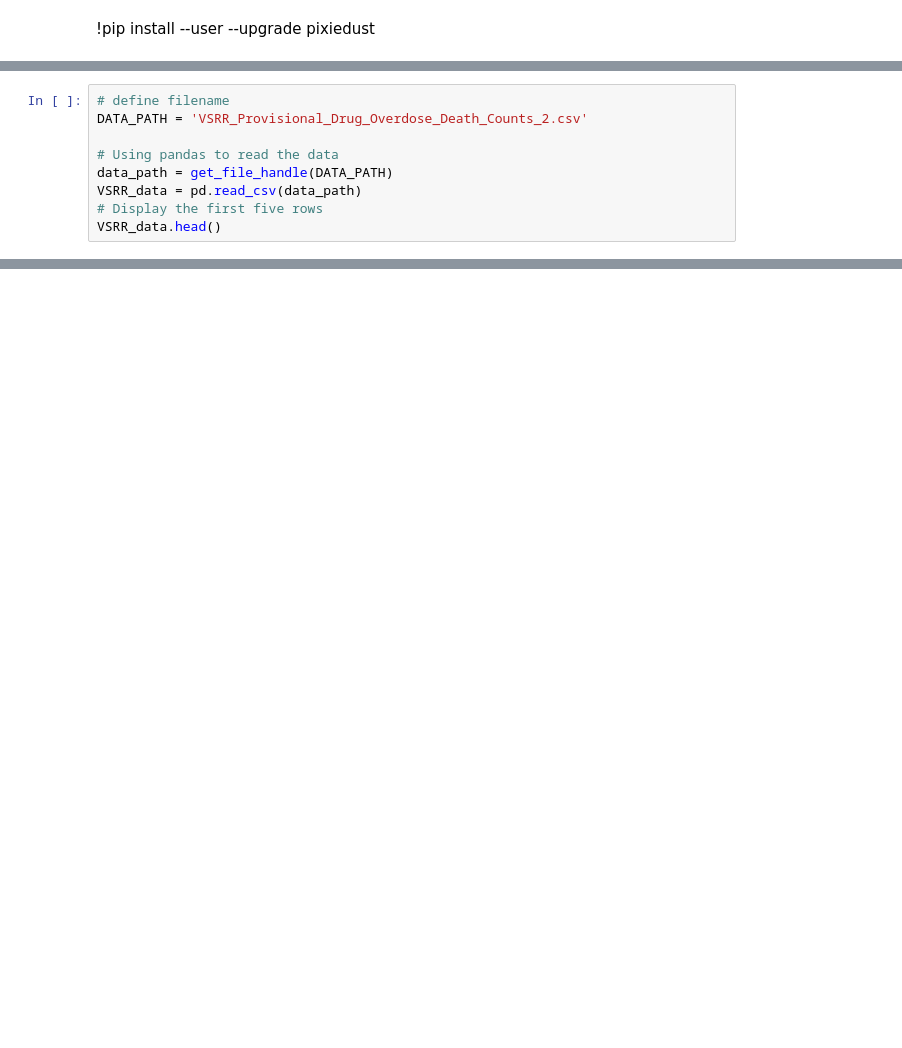
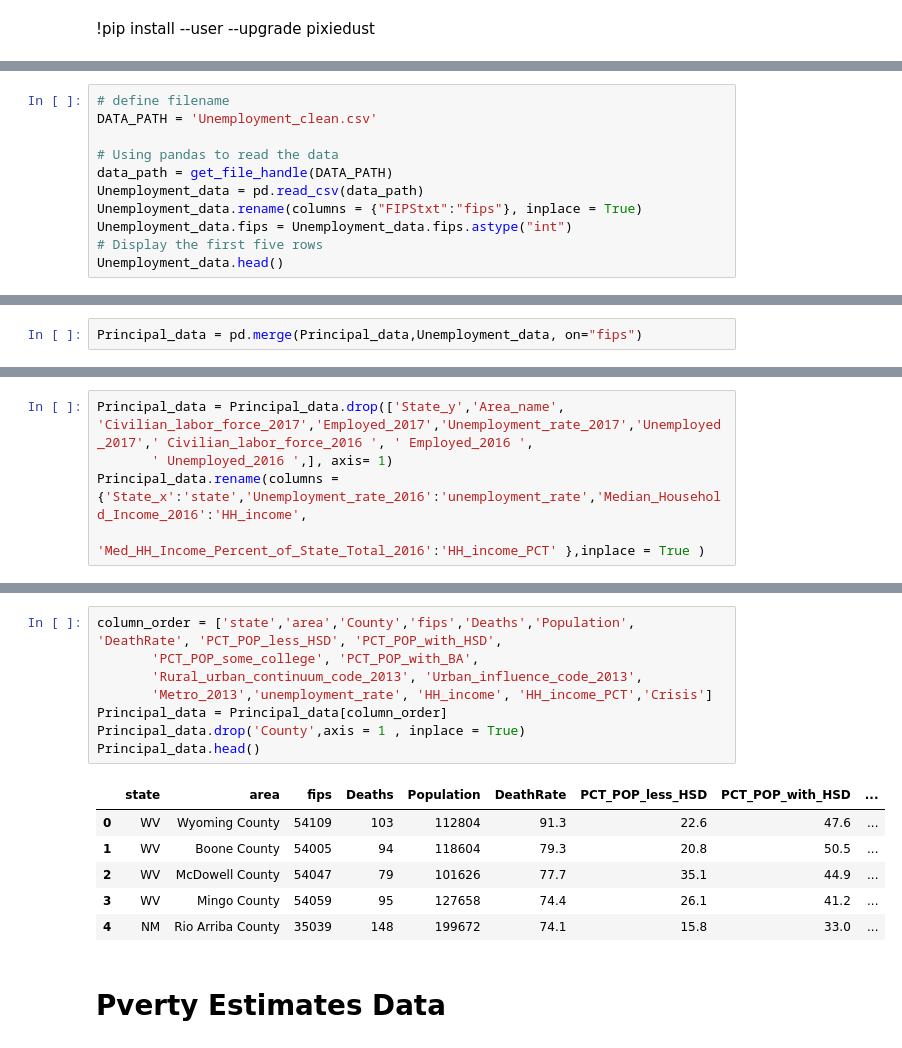
Before and after one commit to GrahamTech/Opioid_Model, a Jupyter notebook: Exploratory Data Analysis .ipynb, the cells around one changed output, grey strips where cells are left out. Cells and saved outputs as stored; diff of their text form; blank space fills up the shorter version.

```diff
--- a/Exploratory Data Analysis .ipynb
+++ b/Exploratory Data Analysis .ipynb
@@ -56,9 +185,11 @@ display(Education_data)
 # %%
 # define filename
-DATA_PATH = 'VSRR_Provisional_Drug_Overdose_Death_Counts_2.csv'
+DATA_PATH = 'Unemployment_clean.csv'
 
 # Using pandas to read the data
 data_path = get_file_handle(DATA_PATH)
-VSRR_data = pd.read_csv(data_path)
+Unemployment_data = pd.read_csv(data_path)
+Unemployment_data.rename(columns = {"FIPStxt":"fips"}, inplace = True)
+Unemployment_data.fips = Unemployment_data.fips.astype("int")
 # Display the first five rows
-VSRR_data.head()
+Unemployment_data.head()
@@ -66,0 +203,2 @@ display(VSRR_data)
+# %%
+Principal_data = pd.merge(Principal_data,Unemployment_data, on="fips")
@@ -66,0 +218,5 @@ display(VSRR_data)
+# %%
+Principal_data = Principal_data.drop(['State_y','Area_name', 'Civilian_labor_force_2017','Employed_2017','Unemployment_rate_2017','Unemployed_2017',' Civilian_labor_force_2016 ', ' Employed_2016 ',
+       ' Unemployed_2016 ',], axis= 1)
+Principal_data.rename(columns = {'State_x':'state','Unemployment_rate_2016':'unemployment_rate','Median_Household_Income_2016':'HH_income',
+                                'Med_HH_Income_Percent_of_State_Total_2016':'HH_income_PCT' },inplace = True )
@@ -66,0 +232,17 @@ display(VSRR_data)
+# %%
+column_order = ['state','area','County','fips','Deaths','Population', 'DeathRate', 'PCT_POP_less_HSD', 'PCT_POP_with_HSD',
+       'PCT_POP_some_college', 'PCT_POP_with_BA',
+       'Rural_urban_continuum_code_2013', 'Urban_influence_code_2013',
+       'Metro_2013','unemployment_rate', 'HH_income', 'HH_income_PCT','Crisis']
+Principal_data = Principal_data[column_order]
+Principal_data.drop('County',axis = 1 , inplace = True)
+Principal_data.head()
+# %% [output]
+|  | state | area | fips | Deaths | Population | DeathRate | PCT_POP_less_HSD | PCT_POP_with_HSD | ... |
+| 0 | WV | Wyoming County | 54109 | 103 | 112804 | 91.3 | 22.6 | 47.6 | ... |
+| 1 | WV | Boone County | 54005 | 94 | 118604 | 79.3 | 20.8 | 50.5 | ... |
+| 2 | WV | McDowell County | 54047 | 79 | 101626 | 77.7 | 35.1 | 44.9 | ... |
+| 3 | WV | Mingo County | 54059 | 95 | 127658 | 74.4 | 26.1 | 41.2 | ... |
+| 4 | NM | Rio Arriba County | 35039 | 148 | 199672 | 74.1 | 15.8 | 33.0 | ... |
+# %% [markdown]
+# Pverty Estimates Data
```
Also changed, not shown: parts of 56 cells of this notebook.
